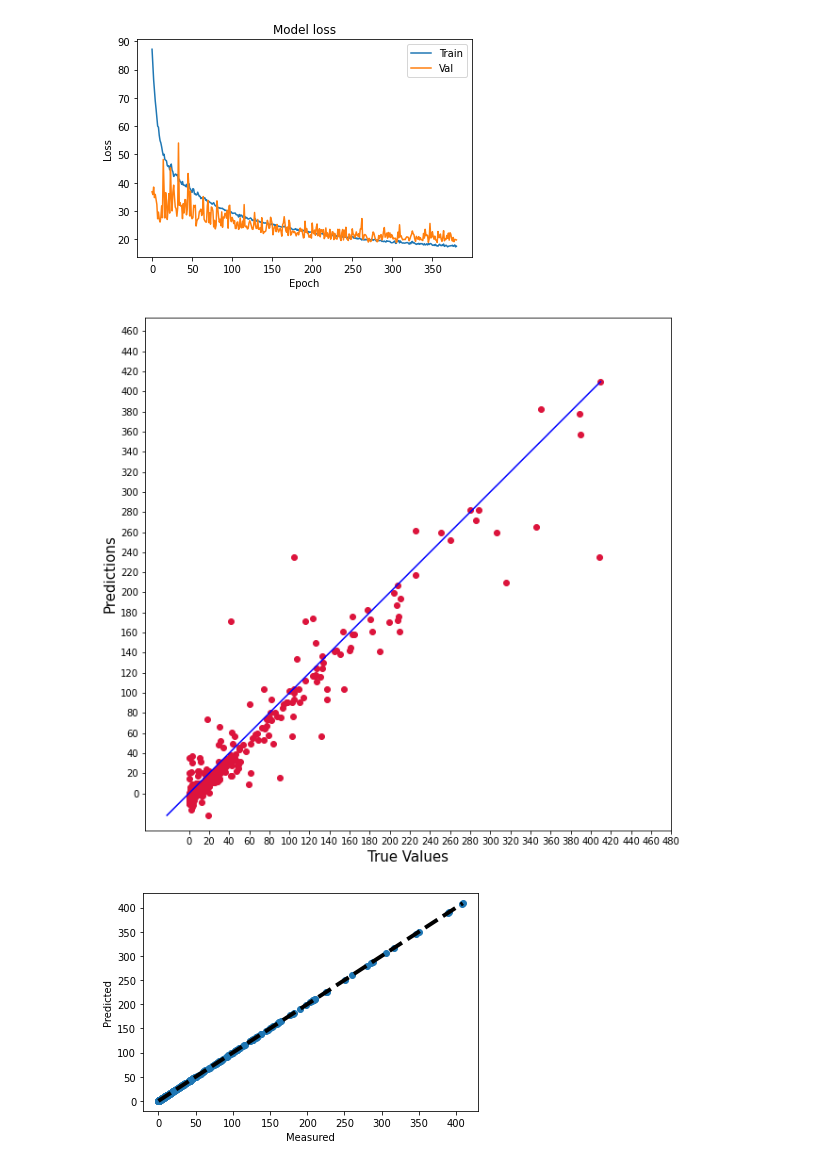
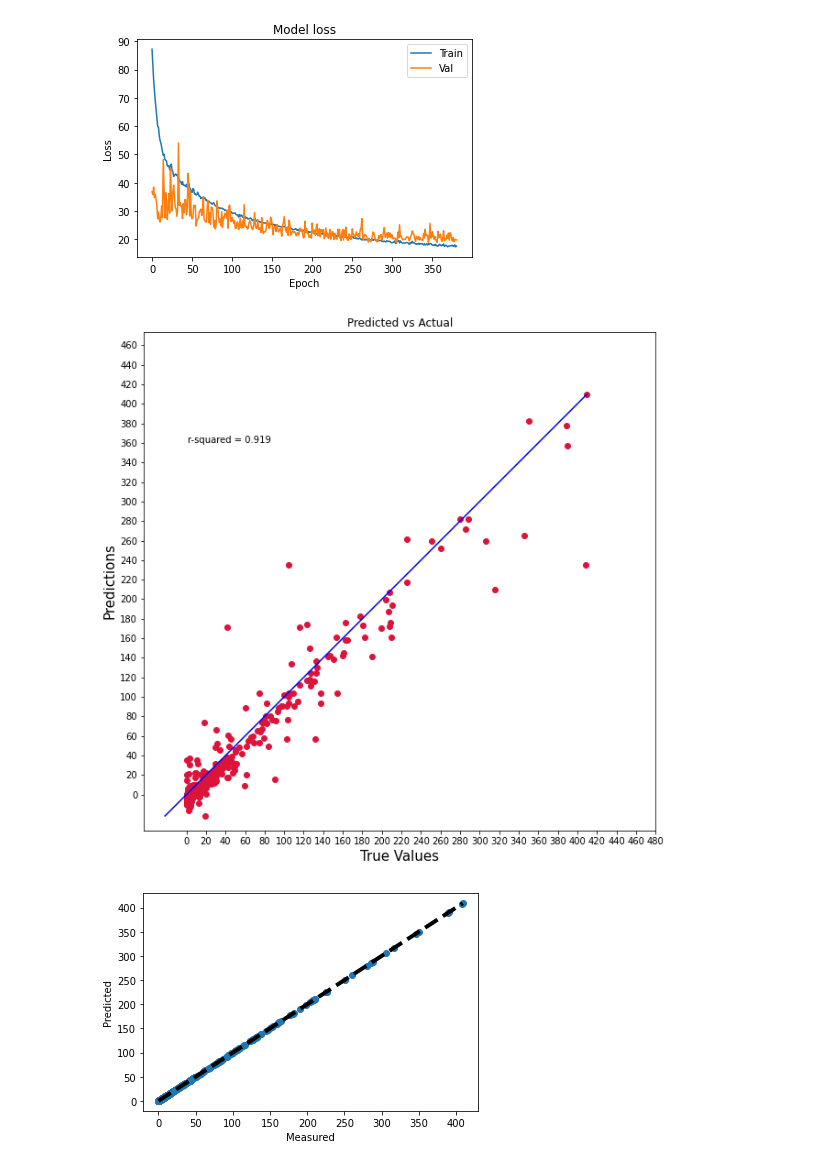
Before and after one commit to Swayamprakashpatel/Sol_ME, a Jupyter notebook: Sol_ME.ipynb, the cells around one changed output. Cells and saved outputs as stored; diff of their text form; code cells hidden in the pictures.

```diff
--- a/Sol_ME.ipynb
+++ b/Sol_ME.ipynb
@@ -103,25 +103,28 @@ Epoch 381: early stopping
 1/1 [==============================] - 0s 19ms/step - loss: 1780.4180 - root_mean_squared_error: 42.1950
 [figure]
 # %%
+from sklearn.metrics import r2_score
 true_value = Y
 predicted_value = model.predict(X)
 
 plt.figure(figsize=(10,10))
 plt.scatter(true_value, predicted_value, c='crimson')
 plt.yscale('linear')
 plt.xscale('linear')
 
 p1 = max(max(predicted_value), max(true_value))
 p2 = min(min(predicted_value), min(true_value))
 plt.plot([p1, p2], [p1, p2], 'blue')
 plt.xlabel('True Values', fontsize=15)
 plt.ylabel('Predictions', fontsize=15)
 plt.axis('equal')
+plt.title('Predicted vs Actual')
+plt.annotate("r-squared = {:.3f}".format(r2_score(true_value, predicted_value)), (1,360), )
 plt.xticks( range(0,500,20) )
 plt.yticks( range(0,500,20) )
 plt.show()
 # %% [output]
-[figure, old version]
+[figure, new version]
 # %%
 from sklearn import datasets
 from sklearn.model_selection import cross_val_predict
```
